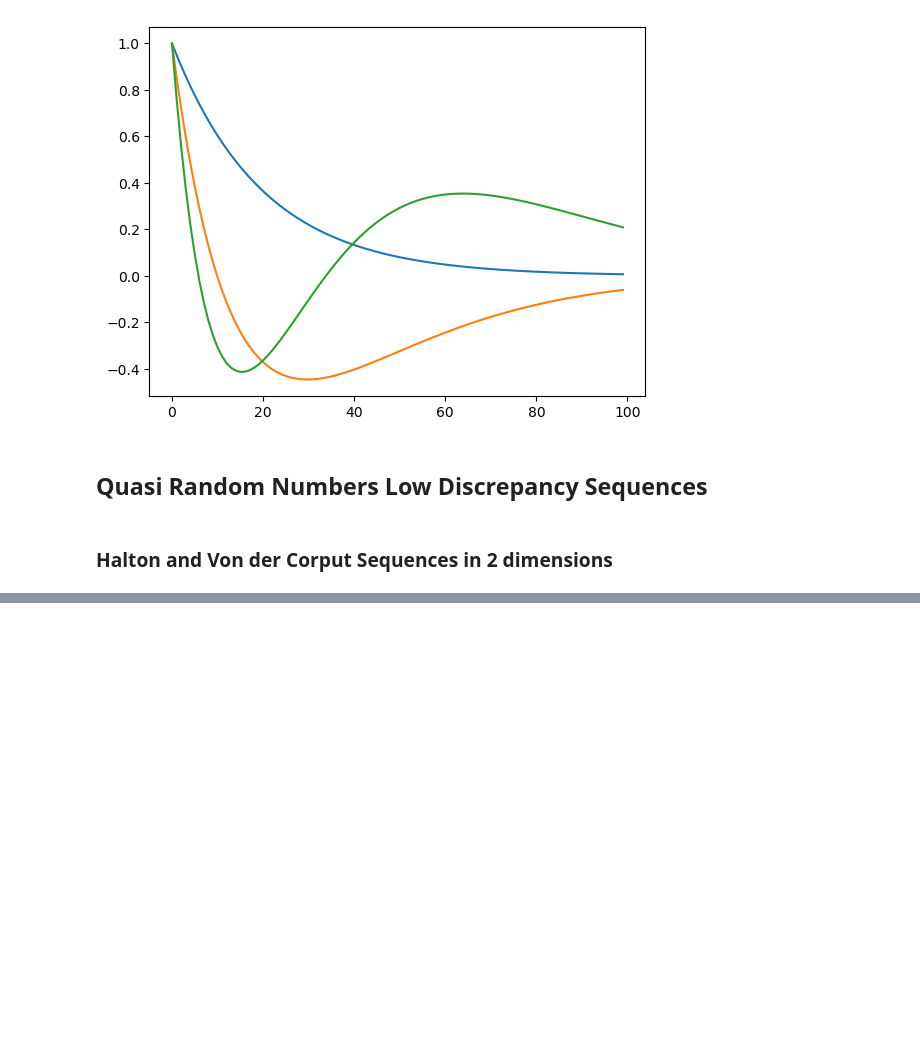
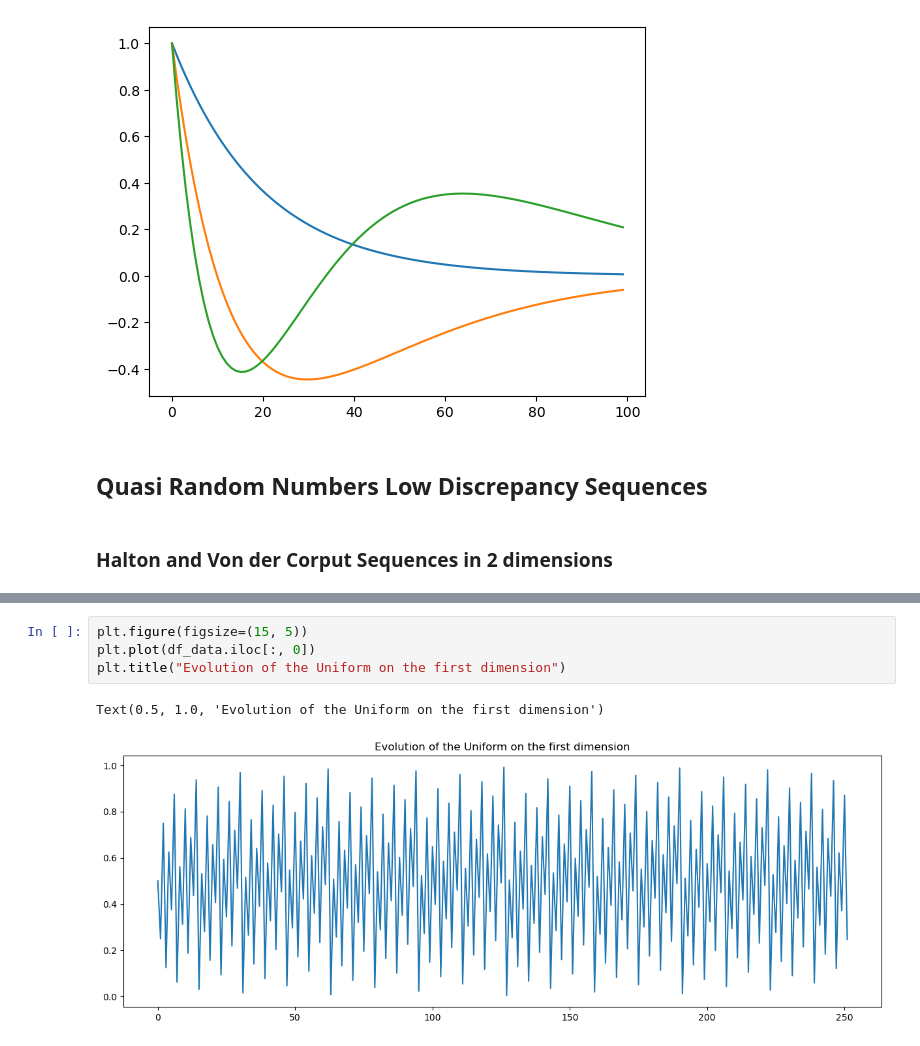
Before and after one commit to raphcor95/numerical_project, a Jupyter notebook: Visualiser.ipynb, the cells around one changed output, grey strips where cells are left out. Drawn from its saved outputs; the diff is of its cells as text; blank space fills up the shorter version.

```diff
--- a/Visualiser.ipynb
+++ b/Visualiser.ipynb
@@ -120,0 +131,7 @@ Text(0.5, 1.0, '2-Dimensional Halton Sequences with bases 2 and 3')
+# %%
+plt.figure(figsize=(15, 5))
+plt.plot(df_data.iloc[:, 0])
+plt.title("Evolution of the Uniform on the first dimension")
+# %% [output]
+Text(0.5, 1.0, 'Evolution of the Uniform on the first dimension')
+[figure, added]
```
Also changed, not shown: parts of 9 cells of this notebook, 3 other files.
